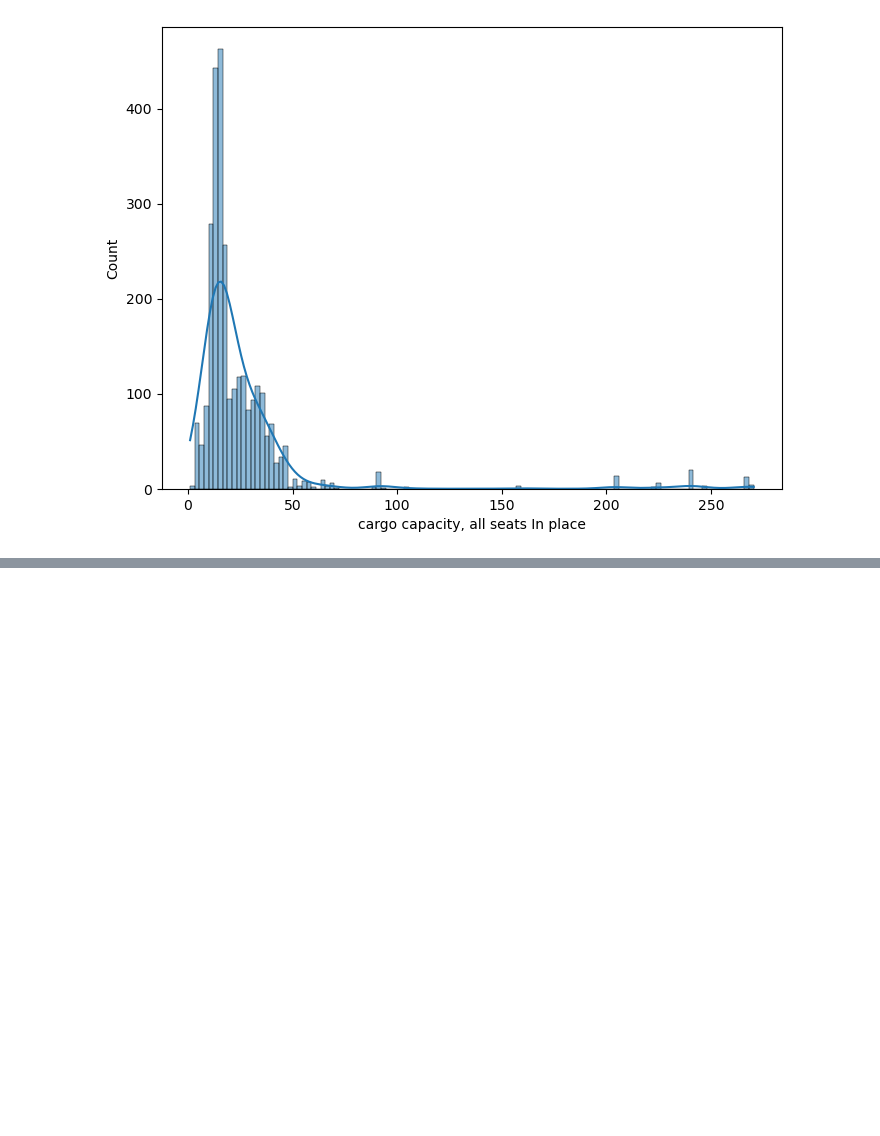
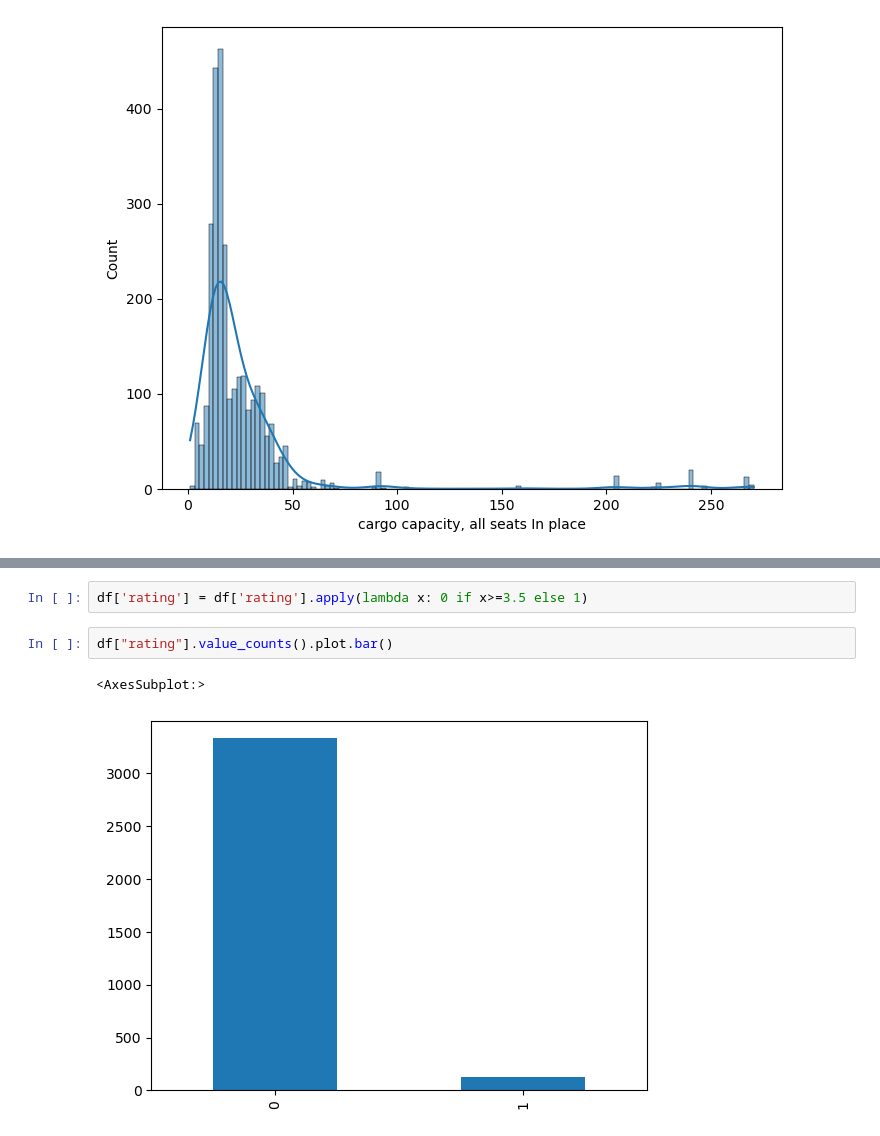
Before and after one commit to MaukanMir/Expert-Car-Classification, a Jupyter notebook: training.ipynb, the cells around one changed output, grey strips where cells are left out. Saved outputs shown, nothing was run; the diff lists cells and outputs as text; blank space fills up the shorter version.

```diff
--- a/training.ipynb
+++ b/training.ipynb
@@ -273,0 +282,7 @@ Rating Median: 16.7
+# %%
+df['rating'] = df['rating'].apply(lambda x: 0 if x>=3.5 else 1)
+# %%
+df["rating"].value_counts().plot.bar()
+# %% [output]
+<AxesSubplot:>
+[figure, added]
```
Also changed, not shown: parts of 4 cells of this notebook.
